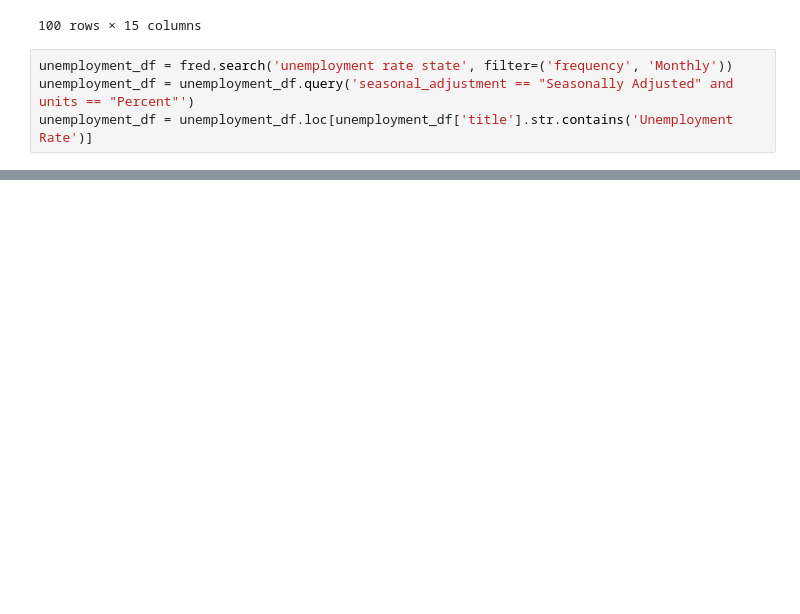
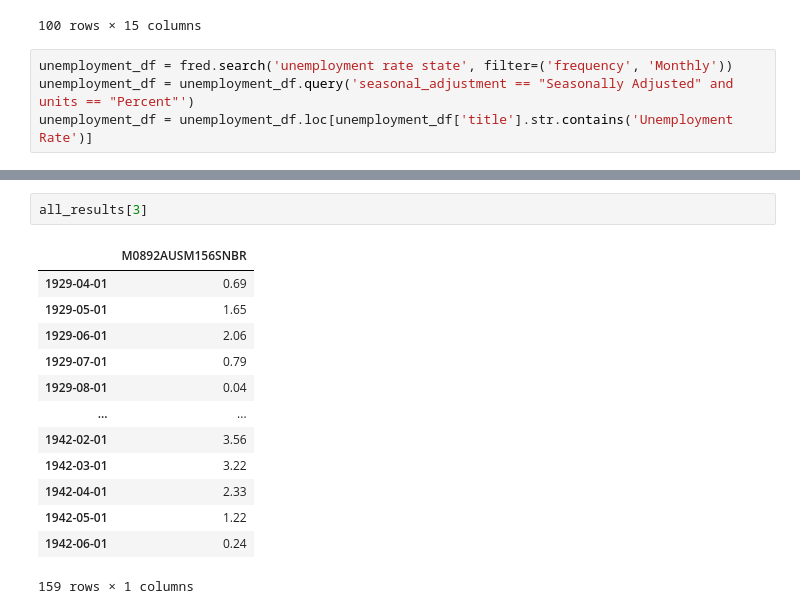
Before and after one commit to WackyChomp/data-analysis, a Jupyter notebook: 1-fred/1-economic-analysis.ipynb, the cells around one changed output, grey strips where cells are left out. Drawn from its saved outputs; the diff is of its cells as text; blank space fills up the shorter version.

```diff
--- a/1-fred/1-economic-analysis.ipynb
+++ b/1-fred/1-economic-analysis.ipynb
@@ -180,0 +230,16 @@ Index(['UNRATE', 'LNS14000006', 'CAUR', 'M0892AUSM156SNBR', 'FLUR', 'TXUR',
+# %%
+all_results[3]
+# %% [output]
+|  | M0892AUSM156SNBR |
+| 1929-04-01 | 0.69 |
+| 1929-05-01 | 1.65 |
+| 1929-06-01 | 2.06 |
+| 1929-07-01 | 0.79 |
+| 1929-08-01 | 0.04 |
+| ... | ... |
+| 1942-02-01 | 3.56 |
+| 1942-03-01 | 3.22 |
+| 1942-04-01 | 2.33 |
+| 1942-05-01 | 1.22 |
+| 1942-06-01 | 0.24 |
+159 rows × 1 columns
```
Also changed, not shown: parts of 11 cells of this notebook.
